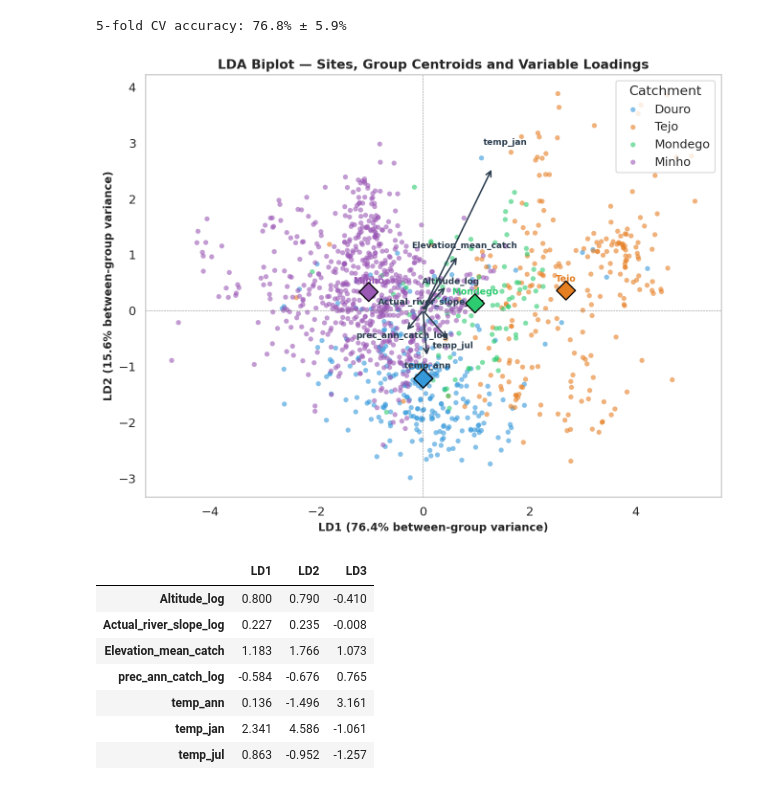
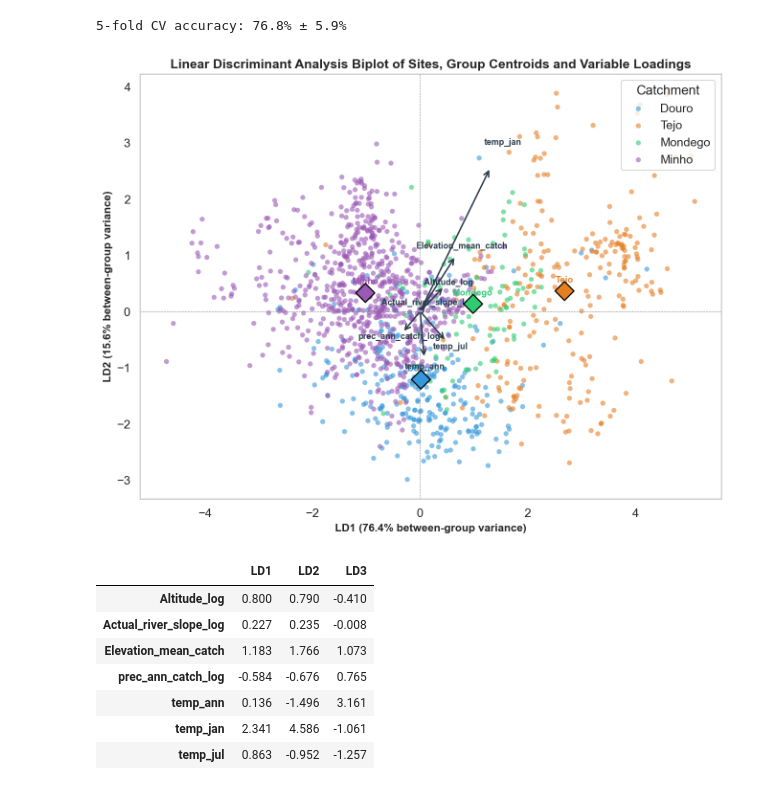
Before and after one commit to dgonzales1222/greends_avcad_exercises, a Jupyter notebook: exercise_09/avcad_ex09_dgonzales.ipynb, the cells around one changed output. Cells and saved outputs as stored; diff of their text form; code cells hidden in the pictures.

```diff
--- a/exercise_09/avcad_ex09_dgonzales.ipynb
+++ b/exercise_09/avcad_ex09_dgonzales.ipynb
@@ -178,7 +178,7 @@ ax.axhline(0, color='grey', linewidth=0.5, linestyle='--')
 ax.axvline(0, color='grey', linewidth=0.5, linestyle='--')
 ax.set_xlabel(f'PC1 ({pc1_var:.1f}% variance)', fontsize=11)
 ax.set_ylabel(f'PC2 ({pc2_var:.1f}% variance)', fontsize=11)
-ax.set_title('PCA Biplot — Sites and Environmental Variable Loadings',
+ax.set_title('Principal Component Analysis Biplot of Sites and Environmental Variable Loadings',
              fontsize=13, fontweight='bold')
 ax.legend(title='Catchment', loc='upper right', frameon=True)
 ax.grid(False)
@@ -319,35 +319,35 @@ for basin in basins:
 
 # Group centroids
 for basin in basins:
     mask = (groups == basin).values
     cx = scores_lda[mask, 0].mean()
     cy = scores_lda[mask, 1].mean()
     ax.scatter(cx, cy, s=180, marker='D', color=palette[basin],
                edgecolor='black', linewidth=1.2, zorder=5)
     ax.text(cx, cy + 0.12, basin, ha='center', va='bottom',
             fontsize=9, fontweight='bold', color=palette[basin])
 
 # Variable loading arrows
 for i, var in enumerate(env_vars):
     x = scalings[i, 0] * scale_lda
     y = scalings[i, 1] * scale_lda
     ax.annotate('', xy=(x, y), xytext=(0, 0),
                 arrowprops=dict(arrowstyle='->', color='#2c3e50', lw=1.5))
     ax.text(x * 1.18, y * 1.18, var, fontsize=8.5,
             ha='center', va='center', color='#2c3e50', fontweight='bold')
 
 ax.axhline(0, color='grey', linewidth=0.5, linestyle='--')
 ax.axvline(0, color='grey', linewidth=0.5, linestyle='--')
 ax.set_xlabel(f'LD1 ({ld1_var:.1f}% between-group variance)', fontsize=11)
 ax.set_ylabel(f'LD2 ({ld2_var:.1f}% between-group variance)', fontsize=11)
-ax.set_title('LDA Biplot — Sites, Group Centroids and Variable Loadings',
+ax.set_title('Linear Discriminant Analysis Biplot of Sites, Group Centroids and Variable Loadings',
              fontsize=13, fontweight='bold')
 ax.legend(title='Catchment', loc='upper right', frameon=True)
 ax.grid(False)
 plt.tight_layout()
 plt.show()
 # %% [output]
-[figure, old version]
+[figure, new version]
 # %%
 # @title LDA coefficients (standardized scalings)
 
```
Also changed, not shown: parts of 9 cells of this notebook.
